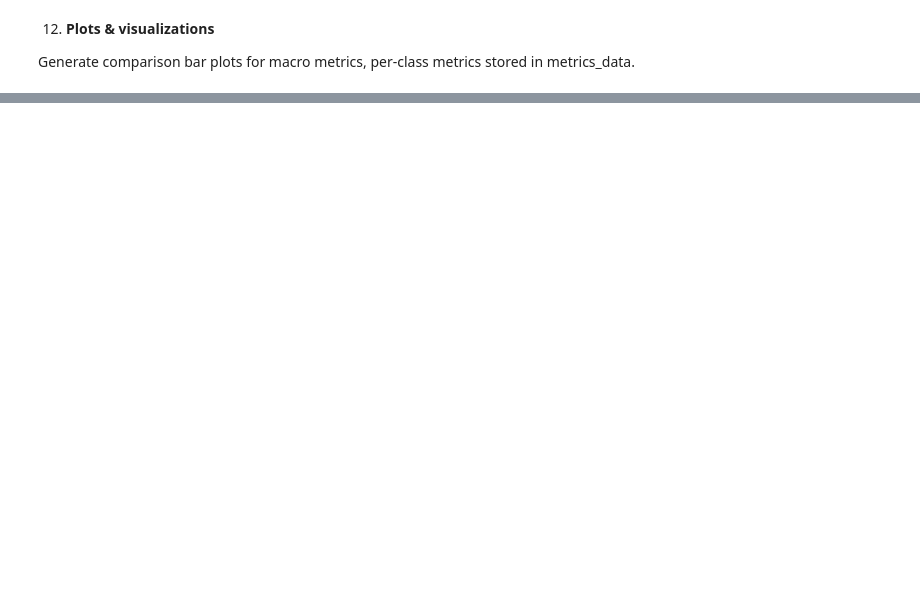
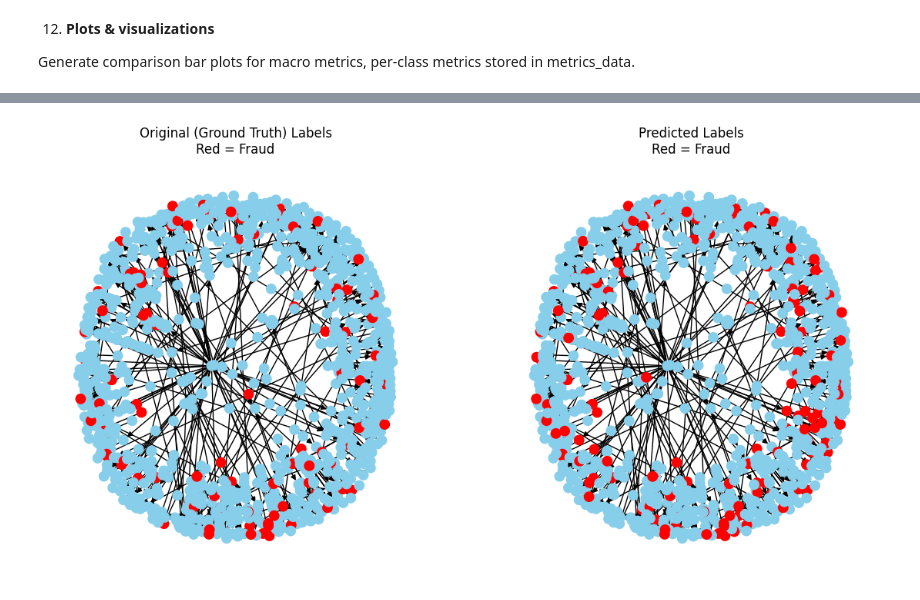
Before and after one commit to vxyzs/GNN-FraudDetection, a Jupyter notebook: BWGNN.ipynb, the cells around one changed output, grey strips where cells are left out. Drawn from its saved outputs; the diff is of its cells as text; code cells hidden in the pictures; blank space fills up the shorter version.

Commit message:
Updated BWGNN & SAGE

```diff
--- a/BWGNN.ipynb
+++ b/BWGNN.ipynb
@@ -878,0 +504,65 @@ Confusion Matrix (2-class):
+# %%
+import torch
+import networkx as nx
+import matplotlib.pyplot as plt
+from torch_geometric.utils import to_networkx
+
+# Forward pass
+logits, _ = model_bwgnn_known(data.x, data.edge_index)
+y_pred = logits.argmax(dim=1)[val_idx].cpu()
+y_true = labels[val_idx].cpu()
+
+# Subgraph of first 1000 nodes
+mask = (data.edge_index[0] < 1000) & (data.edge_index[1] < 1000)
+subgraph_edges = data.edge_index[:, mask]
+
+# Build subgraph
+G = nx.DiGraph()
+G.add_edges_from(subgraph_edges.t().tolist())
+
+# Extract only nodes that actually exist
+nodes_in_graph = sorted(G.nodes())
+
+# Get true and predicted labels for these nodes
+true_labels = y_true[nodes_in_graph].cpu().numpy()
+pred_labels = y_pred[nodes_in_graph].cpu().numpy()
+
+# ---- Define colors ----
+# Assuming fraud = 1, non-fraud = 0
+def get_color_array(labels):
+    return ['red' if label == 1 else 'skyblue' for label in labels]
+
+true_colors = get_color_array(true_labels)
+pred_colors = get_color_array(pred_labels)
+
+# Layout (consistent across both)
+pos = nx.spring_layout(G, seed=42)
+
+# Draw side-by-side comparison
+fig, axes = plt.subplots(1, 2, figsize=(14, 7))
+
+# --- Ground Truth ---
+nx.draw(
+    G,
+    pos,
+    node_color=true_colors,
+    with_labels=False,
+    node_size=80,
+    ax=axes[0],
+)
+axes[0].set_title("Original (Ground Truth) Labels\nRed = Fraud")
+
+# --- Predictions ---
+nx.draw(
+    G,
+    pos,
+    node_color=pred_colors,
+    with_labels=False,
+    node_size=80,
+    ax=axes[1],
+)
+axes[1].set_title("Predicted Labels\nRed = Fraud")
+
+plt.show()
+# %% [output]
+[figure, added]
```
Also changed, not shown: parts of 15 cells of this notebook, 1 other file.
